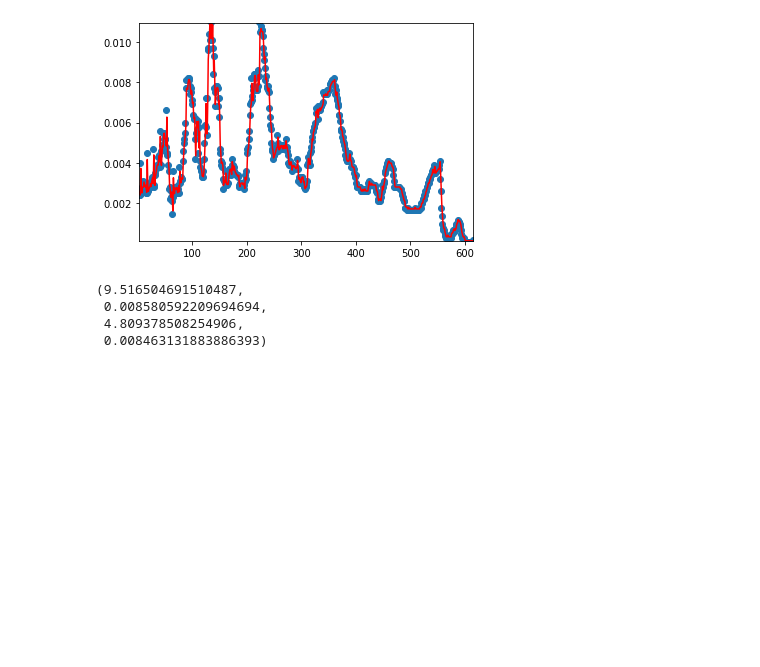
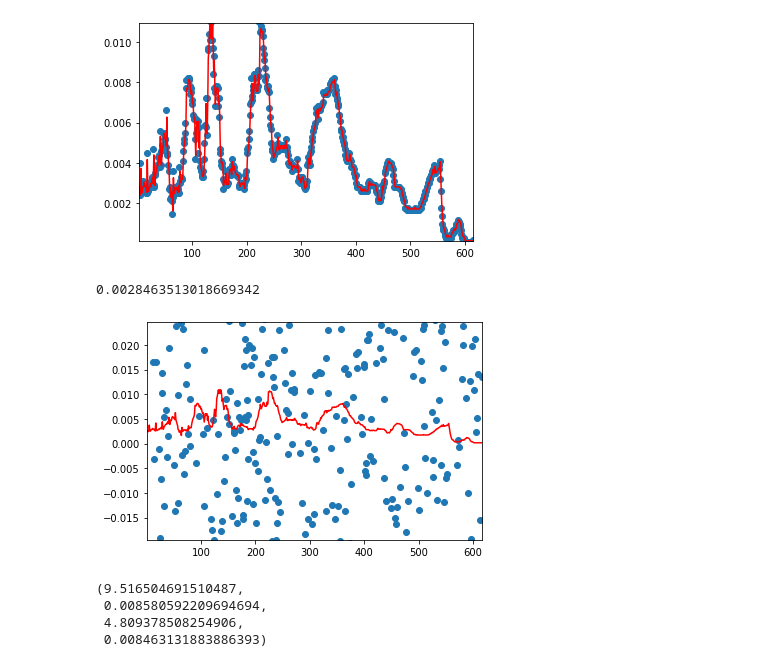
Before and after one commit to oliverwsd/Finance, a Jupyter notebook: set4.ipynb, the cells around one changed output. Drawn from its saved outputs; the diff is of its cells as text; code cells hidden in the pictures; blank space fills up the shorter version.

```diff
--- a/set4.ipynb
+++ b/set4.ipynb
@@ -194,6 +194,18 @@ y_hat_rf[23]
 # %% [output]
 0.0028463513018669342
 [figure]
+# %%
+y_hat_rm = arma_model_rm_excess.predict(X3) #ols预测值
+list0 = np.array(range(1,617))
+plt.axis([min(list0),max(list0),min(y_hat_rm),max(y_hat_rm)])
+#plt.ylim(y_min, y_max)
+plt.scatter(list0,rm_excess_y[2:])
+plt.plot(list0,y_hat_rf,'r')
+
+y_hat_rf[23]
+# %% [output]
+0.0028463513018669342
+[figure, added]
 # %%
 #残差正态分布
 residual = arma_model_rm_excess.resid
```
